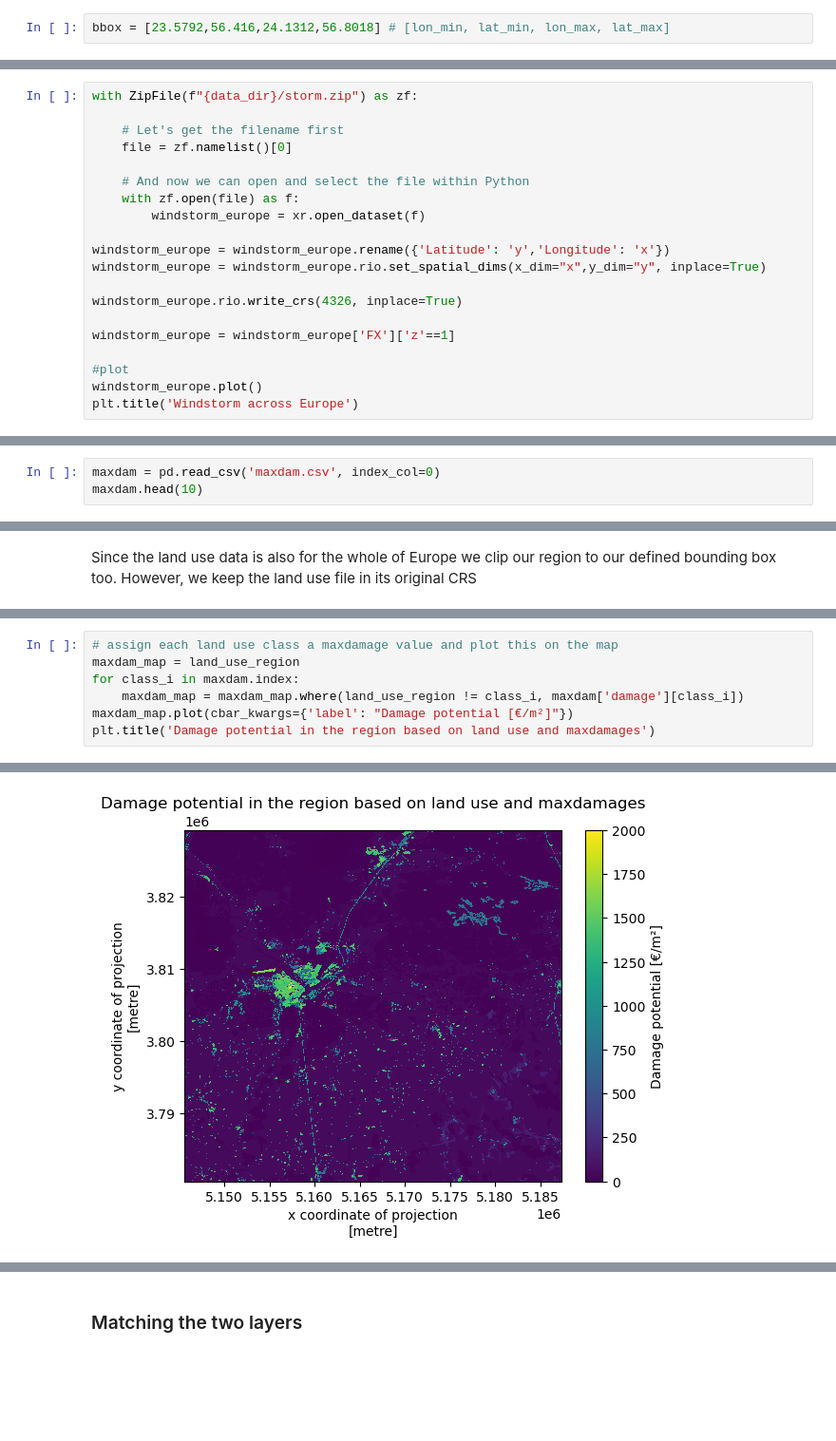
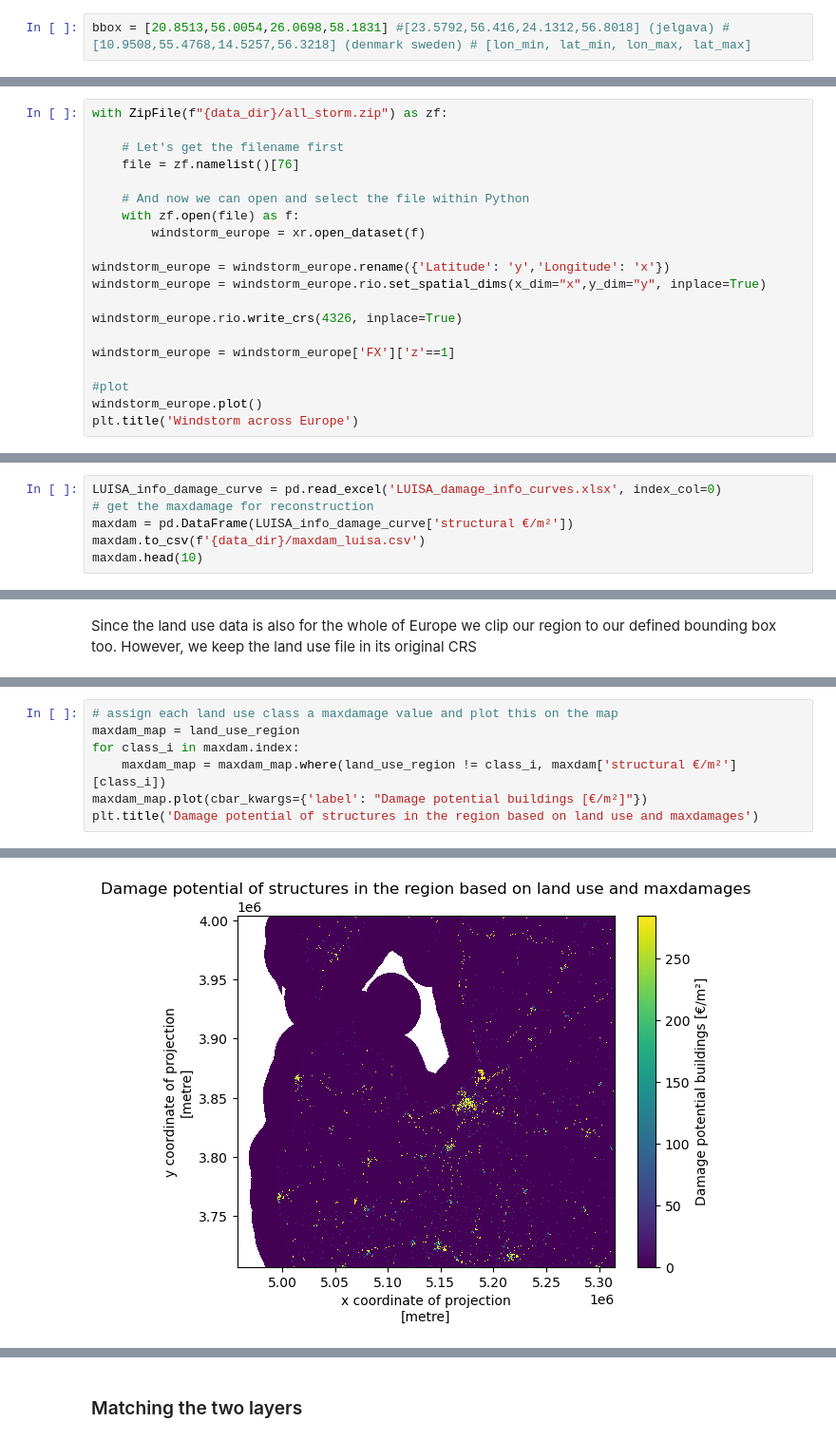
Before and after one commit to CLIMAAX/STORMS, a Jupyter notebook: WIND_raster_LUISA.ipynb, the cells around one changed output, grey strips where cells are left out. Shown at 95% size. Cells and saved outputs as stored; diff of their text form; blank space fills up the shorter version.

Commit message:
Added base data for damage curves
Still needs tweaking for the example to match EMDAT data for storm ERWIN 2005 Latvia

```diff
--- a/WIND_raster_LUISA.ipynb
+++ b/WIND_raster_LUISA.ipynb
@@ -159,16 +166,16 @@ Note the coordinates, dimensions and attributes!
 ### Setting the region
 First, we will set the region of interest through the use of a bounding box. This can be done by setting the corner coordinates of a self defined rectangle. See https://boundingbox.klokantech.com/ to get the bounding box of your area of interest and put the coordinates in the next cell (select csv in the copy-paste field at the bottom of the website window).
 # %%
-bbox = [23.5792,56.416,24.1312,56.8018] # [lon_min, lat_min, lon_max, lat_max]
+bbox = [20.8513,56.0054,26.0698,58.1831] #[23.5792,56.416,24.1312,56.8018] (jelgava) # [10.9508,55.4768,14.5257,56.3218] (denmark sweden) # [lon_min, lat_min, lon_max, lat_max]
 # %% [markdown]
 ### Hazard data
 # %% [markdown]
 The dowloaded storm footprints can be visualised to get an overview of what it in the dataset. First, we need to open the storm footprint from the downloaded zipfile. Then we change the dimension from latitude and longitude to y and x so we can work with and manipulate the data later. Then, we need to set the CRS of the dataset since that has not be predefined by the Copernicus Climate Data Store. Before plotting we need to select the right variable to plot ('FX') and specify the band of interst, in this case there is only one so that is easy (z=1)
 # %%
-with ZipFile(f"{data_dir}/storm.zip") as zf:
+with ZipFile(f"{data_dir}/all_storm.zip") as zf:
 
     # Let's get the filename first
-    file = zf.namelist()[0]
+    file = zf.namelist()[76]
 
     # And now we can open and select the file within Python
     with zf.open(file) as f:
@@ -243,4 +251,7 @@ Next, we take a look a the maximum damage that can occur per land use class  [
 # %%
-maxdam = pd.read_csv('maxdam.csv', index_col=0)
+LUISA_info_damage_curve = pd.read_excel('LUISA_damage_info_curves.xlsx', index_col=0)
+# get the maxdamage for reconstruction
+maxdam = pd.DataFrame(LUISA_info_damage_curve['structural €/m²'])
+maxdam.to_csv(f'{data_dir}/maxdam_luisa.csv')
 maxdam.head(10)
 # %% [output]
@@ -327,7 +360,7 @@ Now that we have our region of interst for the land cover. It is also interestin
 # assign each land use class a maxdamage value and plot this on the map
 maxdam_map = land_use_region
 for class_i in maxdam.index:
-    maxdam_map = maxdam_map.where(land_use_region != class_i, maxdam['damage'][class_i])
-maxdam_map.plot(cbar_kwargs={'label': "Damage potential [€/m²]"})
-plt.title('Damage potential in the region based on land use and maxdamages')
+    maxdam_map = maxdam_map.where(land_use_region != class_i, maxdam['structural €/m²'][class_i])
+maxdam_map.plot(cbar_kwargs={'label': "Damage potential buildings [€/m²]"})
+plt.title('Damage potential of structures in the region based on land use and maxdamages')
 # %% [output]
@@ -335 +368 @@ Text(0.5, 1.0, 'Damage potential in the region based on land use and maxdamages'
-[figure, old version]
+[figure, new version]
```
Also changed, not shown: parts of 32 cells of this notebook, 2 other files.
